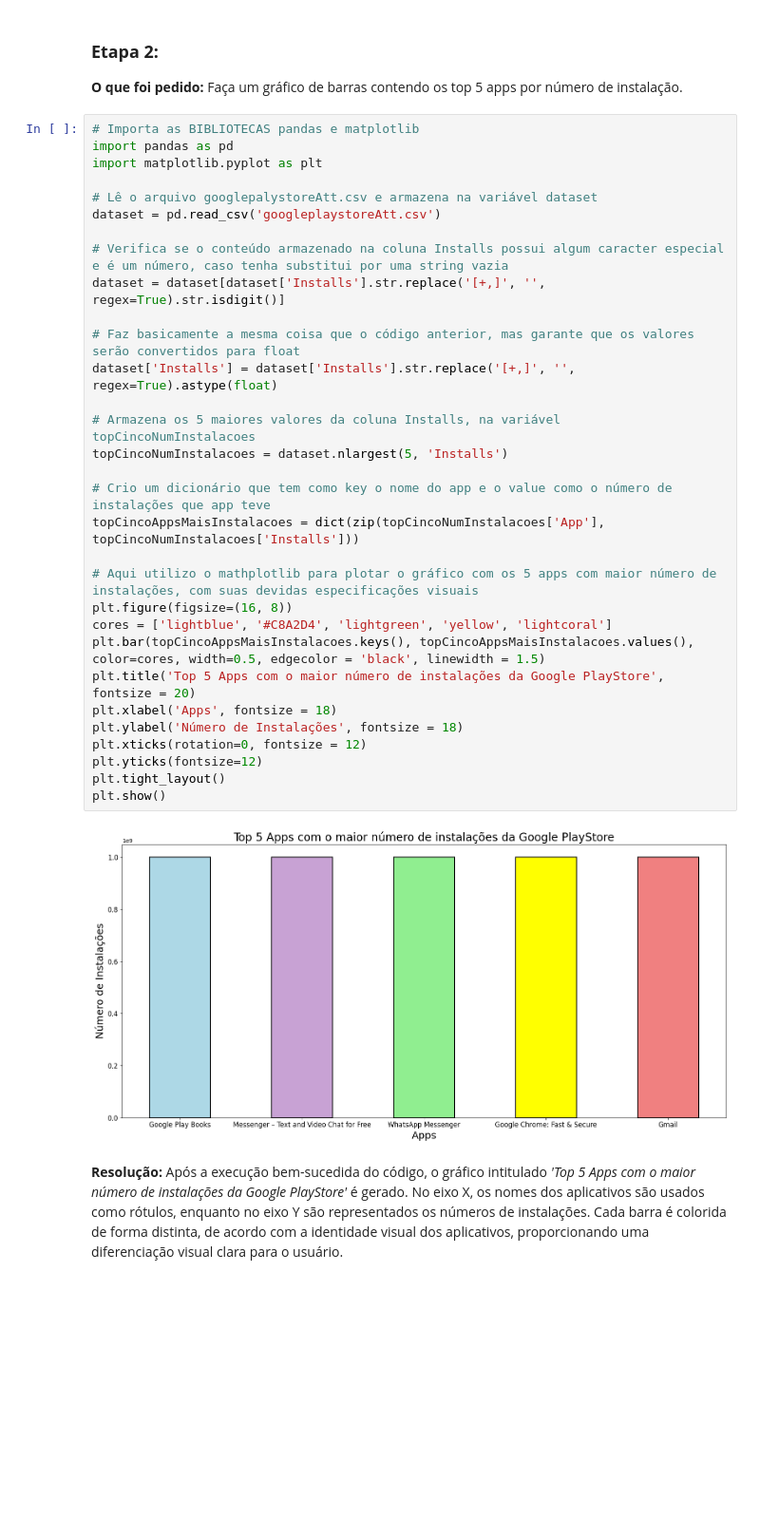
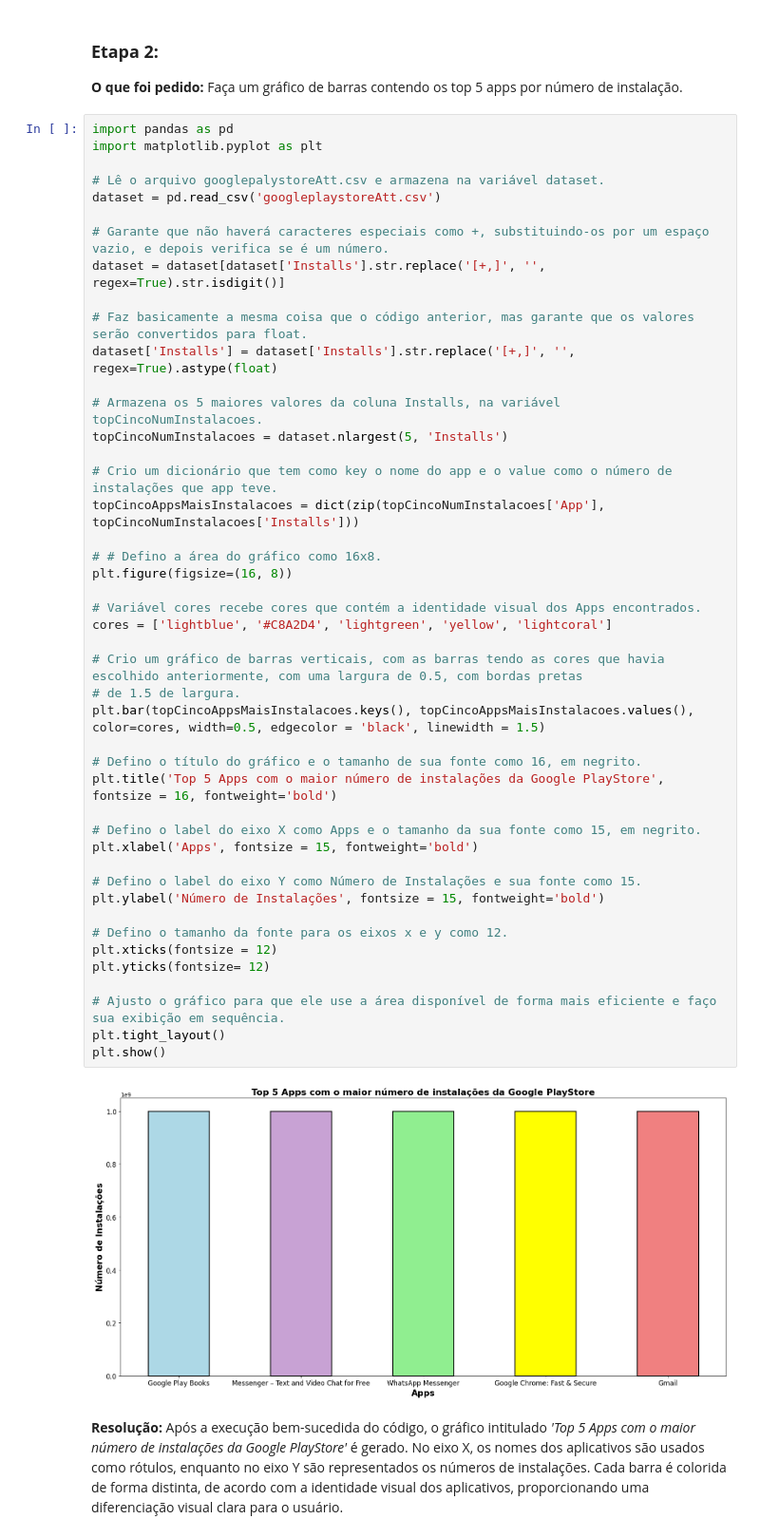
Before and after one commit to PedroIsse/Programa-De-Bolsas-Compass, a Jupyter notebook: Sprint3/Desafio/Desafio.IPYNB, the cells around one changed output. Shown at 95% size. Saved outputs shown, nothing was run; the diff lists cells and outputs as text; blank space fills up the shorter version.

```diff
--- a/Sprint3/Desafio/Desafio.IPYNB
+++ b/Sprint3/Desafio/Desafio.IPYNB
@@ -25,38 +27,52 @@ dataset_limpo.to_csv('googleplaystoreAtt.csv', index=False)
 
 **O que foi pedido:** Faça um gráfico de barras contendo os top 5 apps por número de instalação.
 # %%
-# Importa as BIBLIOTECAS pandas e matplotlib
 import pandas as pd
 import matplotlib.pyplot as plt
 
-# Lê o arquivo googlepalystoreAtt.csv e armazena na variável dataset
+# Lê o arquivo googlepalystoreAtt.csv e armazena na variável dataset.
 dataset = pd.read_csv('googleplaystoreAtt.csv')
 
-# Verifica se o conteúdo armazenado na coluna Installs possui algum caracter especial e é um número, caso tenha substitui por uma string vazia
+# Garante que não haverá caracteres especiais como +, substituindo-os por um espaço vazio, e depois verifica se é um número.
 dataset = dataset[dataset['Installs'].str.replace('[+,]', '', regex=True).str.isdigit()]
 
-# Faz basicamente a mesma coisa que o código anterior, mas garante que os valores serão convertidos para float
+# Faz basicamente a mesma coisa que o código anterior, mas garante que os valores serão convertidos para float.
 dataset['Installs'] = dataset['Installs'].str.replace('[+,]', '', regex=True).astype(float)
 
-# Armazena os 5 maiores valores da coluna Installs, na variável topCincoNumInstalacoes
+# Armazena os 5 maiores valores da coluna Installs, na variável topCincoNumInstalacoes.
 topCincoNumInstalacoes = dataset.nlargest(5, 'Installs')
 
-# Crio um dicionário que tem como key o nome do app e o value como o número de instalações que app teve
+# Crio um dicionário que tem como key o nome do app e o value como o número de instalações que app teve.
 topCincoAppsMaisInstalacoes = dict(zip(topCincoNumInstalacoes['App'], topCincoNumInstalacoes['Installs']))
 
-# Aqui utilizo o mathplotlib para plotar o gráfico com os 5 apps com maior número de instalações, com suas devidas especificações visuais
+# # Defino a área do gráfico como 16x8.
 plt.figure(figsize=(16, 8))
+
+# Variável cores recebe cores que contém a identidade visual dos Apps encontrados.
 cores = ['lightblue', '#C8A2D4', 'lightgreen', 'yellow', 'lightcoral']
+
+# Crio um gráfico de barras verticais, com as barras tendo as cores que havia escolhido anteriormente, com uma largura de 0.5, com bordas pretas
+# de 1.5 de largura.
 plt.bar(topCincoAppsMaisInstalacoes.keys(), topCincoAppsMaisInstalacoes.values(), color=cores, width=0.5, edgecolor = 'black', linewidth = 1.5)
-plt.title('Top 5 Apps com o maior número de instalações da Google PlayStore', fontsize = 20)
-plt.xlabel('Apps', fontsize = 18)
-plt.ylabel('Número de Instalações', fontsize = 18)
-plt.xticks(rotation=0, fontsize = 12)
-plt.yticks(fontsize=12)
+
+# Defino o título do gráfico e o tamanho de sua fonte como 16, em negrito.
+plt.title('Top 5 Apps com o maior número de instalações da Google PlayStore', fontsize = 16, fontweight='bold')
+
+# Defino o label do eixo X como Apps e o tamanho da sua fonte como 15, em negrito.
+plt.xlabel('Apps', fontsize = 15, fontweight='bold')
+
+# Defino o label do eixo Y como Número de Instalações e sua fonte como 15.
+plt.ylabel('Número de Instalações', fontsize = 15, fontweight='bold')
+
+# Defino o tamanho da fonte para os eixos x e y como 12.
+plt.xticks(fontsize = 12)
+plt.yticks(fontsize= 12)
+
+# Ajusto o gráfico para que ele use a área disponível de forma mais eficiente e faço sua exibição em sequência.
 plt.tight_layout()
 plt.show()
 # %% [output]
-[figure, old version]
+[figure, new version]
 # %% [markdown]
 **Resolução:** Após a execução bem-sucedida do código, o gráfico intitulado *'Top 5 Apps com o maior número de instalações da Google PlayStore'* é gerado. No eixo X, os nomes dos aplicativos são usados como rótulos, enquanto no eixo Y são representados os números de instalações. Cada barra é colorida de forma distinta, de acordo com a identidade visual dos aplicativos, proporcionando uma diferenciação visual clara para o usuário.
 # %% [markdown]
```
Also changed, not shown: parts of 25 cells of this notebook, 15 other files.
